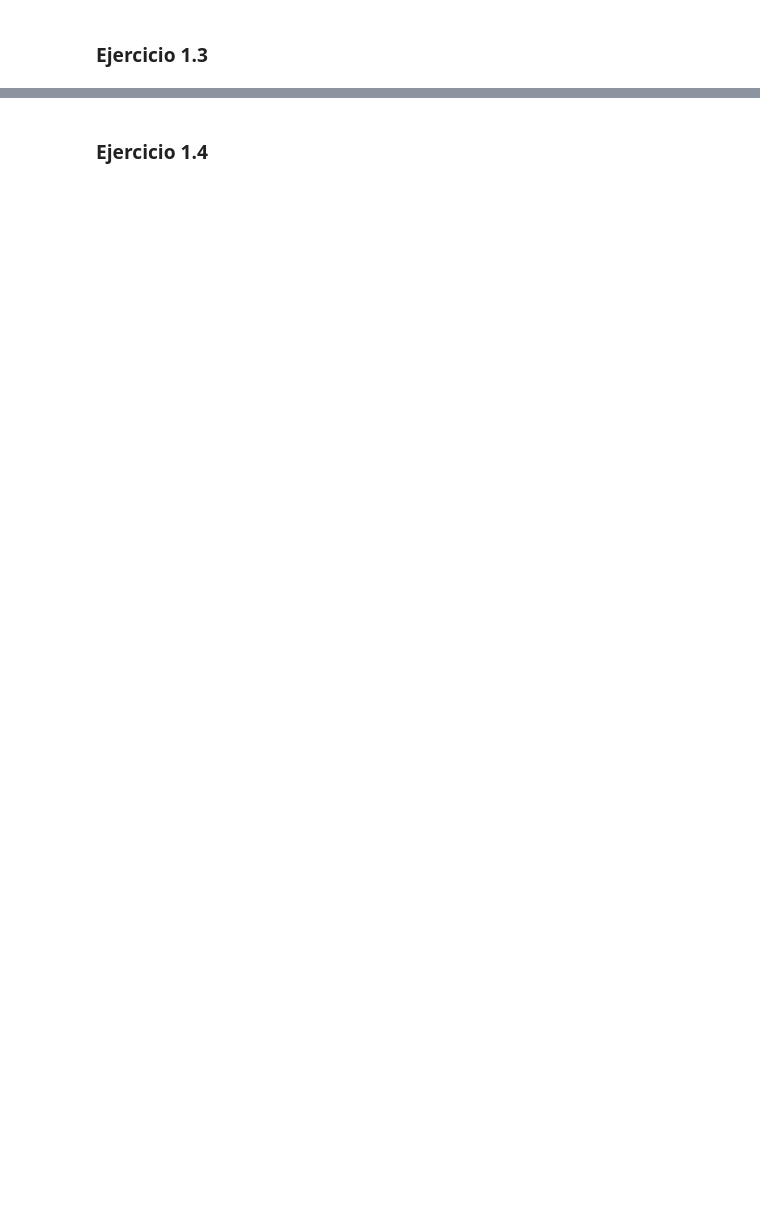
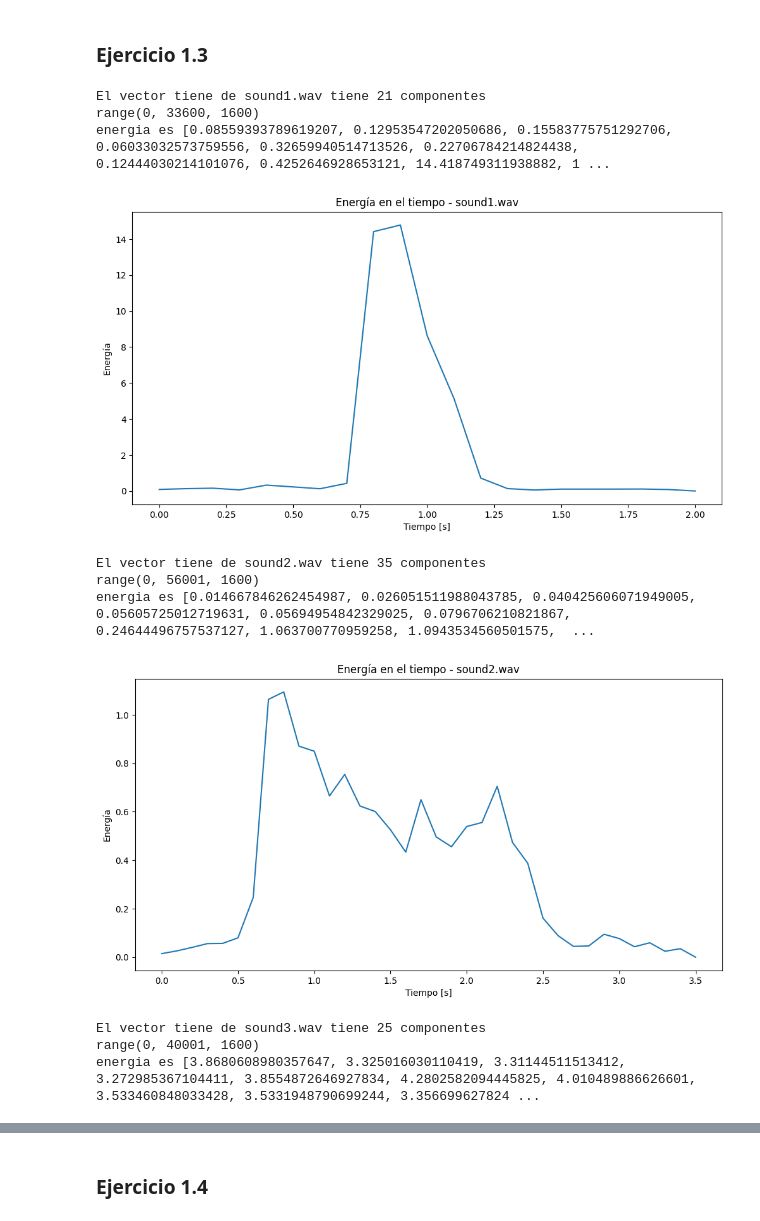
Before and after one commit to oscarjibou/University_projects, a Jupyter notebook: TDS/P1/main.ipynb, the cells around one changed output, grey strips where cells are left out. Saved outputs shown, nothing was run; the diff lists cells and outputs as text; code cells hidden in the pictures; blank space fills up the shorter version.

```diff
--- a/TDS/P1/main.ipynb
+++ b/TDS/P1/main.ipynb
@@ -103,54 +119,51 @@ for archivo_wav in tres_audios.values():
 # %% [markdown]
 ### Ejercicio 1.3
 # %%
+
+
 for archivo_wav in tres_audios.values():
 
     # Get the sample rate and data
     frecuencia_muestreo, datos = wavfile.read(archivo_wav)
 
-    L_frame = int(0.1 * frecuencia_muestreo) # 100ms
+    datos = datos / (2.**15) # normalizar los datos a -1 a 1
 
-    frame = datos[muestras_audios[archivo_wav]:muestras_audios[archivo_wav] + L_frame] # 100ms frame
-
-    print(f"El vector tiene de {archivo_wav} tiene {len(frame)//L_frame} componentes")
-
-
-    #haz vector energía que contenga L_frames de datos
-    energia = np.zeros(len(datos)//L_frame)
-    j = len(datos)//L_frame
-
-    for i in range(len(frame)//L_frame):
-        energia[i] = np.sum(datos[i*L_frame:(i+1)*L_frame]**2)
-
-    #print(f'energia es {energia}')
-    tiempo = np.arange(0, len(energia)) * 0.1  # Time in seconds
-
-    plt.figure(figsize=(12, 6))
-    plt.plot(tiempo, energia)
-    plt.title('Energía de la señal - {}'.format(archivo_wav))
-    plt.xlabel('Tiempo [s]')
-    plt.ylabel('Energía')
-    plt.show()
-
-energias = []
-
-for archivo_wav in tres_audios.values():
-    # Get the sample rate and data
-    frecuencia_muestreo, datos = wavfile.read(archivo_wav)
+    #datos = datos / (2.**15) # normalizar los datos a -1 a 1
 
     L_frame = int(0.1 * frecuencia_muestreo) # 100ms
 
     frame = datos[muestras_audios[archivo_wav]:muestras_audios[archivo_wav] + L_frame] # 100ms frame
 
-    energia = np.sum(frame**2)
-    energias.append(energia)
+    print(f"El vector tiene de {archivo_wav} tiene {len(datos)//L_frame} componentes")
 
-tiempo = np.arange(0, len(energias)) * 0.1  # Time in seconds
+    #haz vector energía que contenga L_frames de datos
+    energia_frame = []
 
-plt.figure(figsize=(12, 6))
-plt.plot(tiempo, energias, 'b', label='Señal 1')
-plt.title('Energía de las señales')
-plt.xlabel('Tiempo [s]')
-plt.ylabel('Energía')
-plt.legend()
-plt.show()
+    for i in range(0, len(datos), L_frame): #this is the same as range(0, len(datos), L_frame)
+        energia_frame.append(np.sum(datos[i:(i+L_frame)]**2))
+
+    print(f'energia es {energia_frame}')
+
+    #tiempo = np.arange(0, len(energia_frame)) * L_frame / frecuencia_muestreo
+    tiempo = np.arange(len(energia_frame)) * 0.1
+
+    plt.figure(figsize=(12, 6))
+    plt.plot(tiempo, energia_frame)
+    plt.title('Energía en el tiempo - {}'.format(archivo_wav))
+    plt.xlabel('Tiempo [s]')
+    plt.ylabel('Energía')
+    plt.show()
+
+    energia_frame.clear()
+# %% [output]
+El vector tiene de sound1.wav tiene 21 componentes
+range(0, 33600, 1600)
+energia es [0.08559393789619207, 0.12953547202050686, 0.15583775751292706, 0.06033032573759556, 0.32659940514713526, 0.22706784214824438, 0.12444030214101076, 0.4252646928653121, 14.418749311938882, 1 ...
+[figure, added]
+El vector tiene de sound2.wav tiene 35 componentes
+range(0, 56001, 1600)
+energia es [0.014667846262454987, 0.026051511988043785, 0.040425606071949005, 0.05605725012719631, 0.05694954842329025, 0.0796706210821867, 0.24644496757537127, 1.063700770959258, 1.0943534560501575,  ...
+[figure, added]
+El vector tiene de sound3.wav tiene 25 componentes
+range(0, 40001, 1600)
+energia es [3.8680608980357647, 3.325016030110419, 3.31144511513412, 3.272985367104411, 3.8554872646927834, 4.2802582094445825, 4.010489886626601, 3.533460848033428, 3.5331948790699244, 3.356699627824 ...
```
Also changed, not shown: parts of 2 cells of this notebook.
